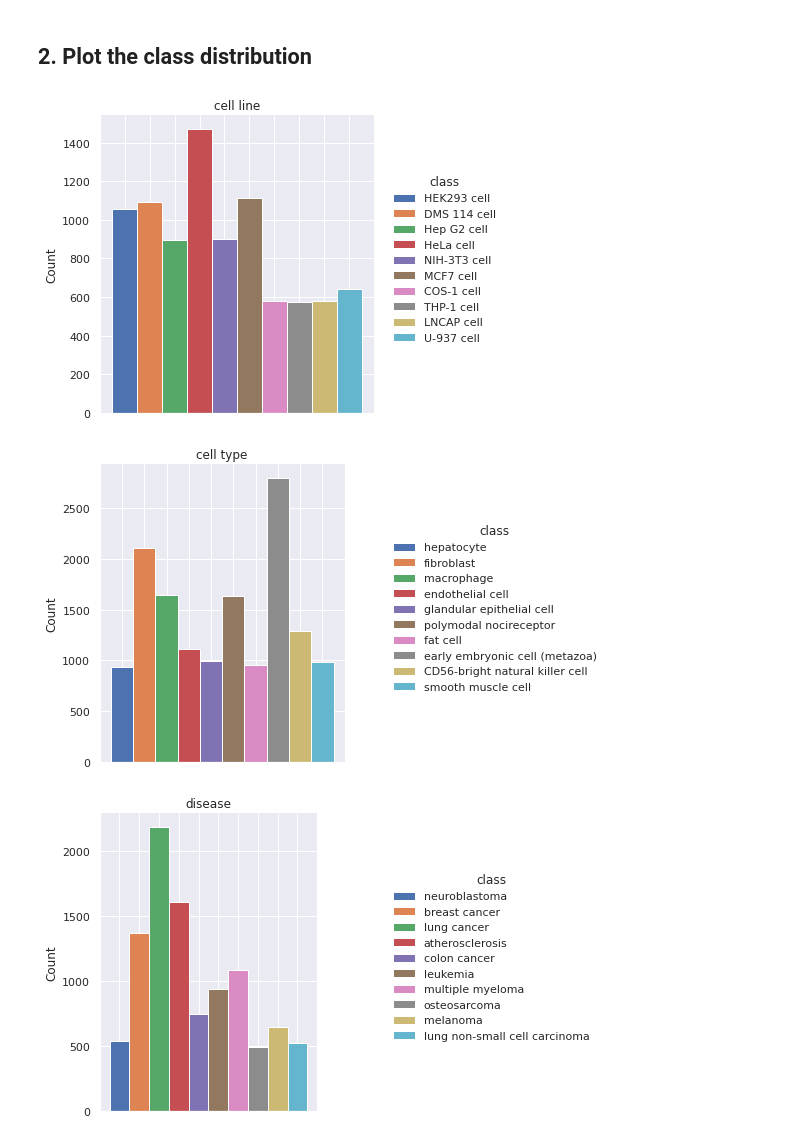
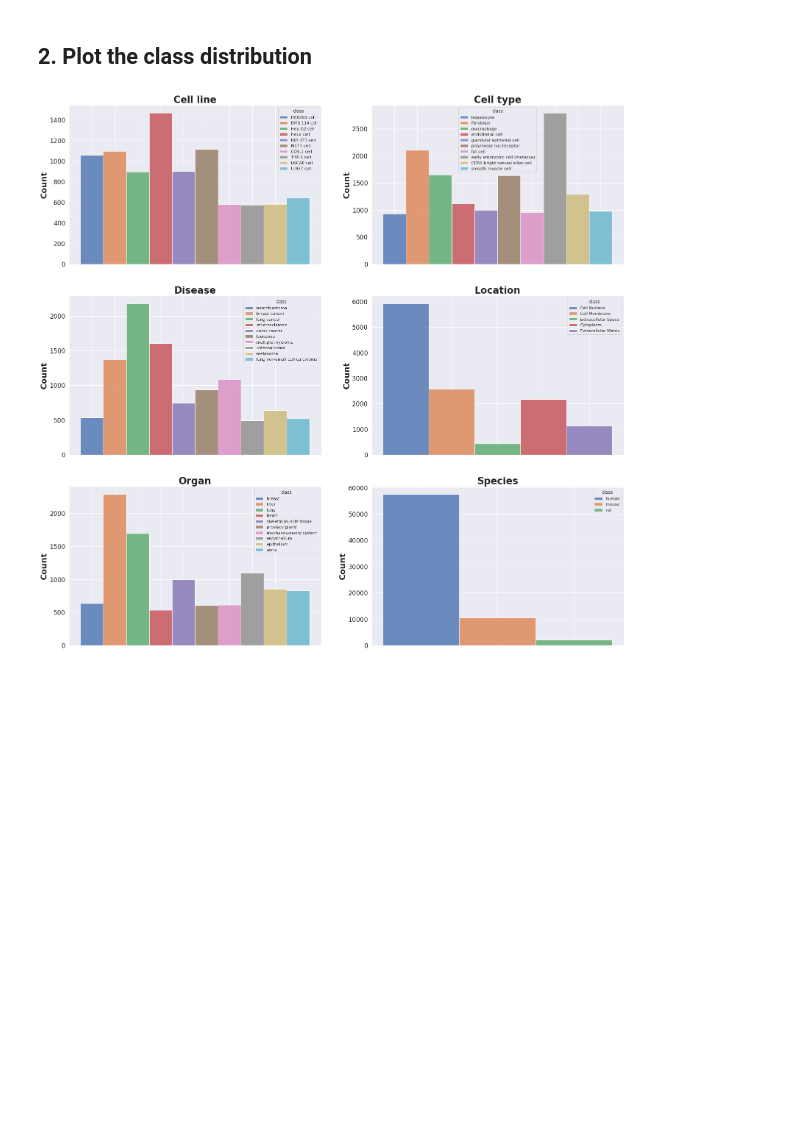
Before and after one commit to stonkgs/stonkgs, a Jupyter notebook: notebooks/indra_class_distribution.ipynb, the cells around one changed output. Saved outputs shown, nothing was run; the diff lists cells and outputs as text; code cells hidden in the pictures; blank space fills up the shorter version.

Commit message:
Improve the figure

```diff
--- a/notebooks/indra_class_distribution.ipynb
+++ b/notebooks/indra_class_distribution.ipynb
@@ -133,18 +134,24 @@ for annot_dict, df in zip(all_dicts, all_dfs):
 # %%
 # Set style options
 sns.set_style("whitegrid")
 sns.set(font_scale=1)
 
 # Names for plotting
-names = ['cell line', 'cell type', 'disease', 'location', 'organ', 'species']
+names = ['Cell line', 'Cell type', 'Disease', 'Location', 'Organ', 'Species']
+
+# One figure for all plots
+fig, axes = plt.subplots(3, 2, figsize=(27,27))
+indices_vertical = [0, 0, 1, 1, 2, 2]
+indices_horizontal = [0, 1, 0, 1, 0, 1]
 
 # Iterate through all dfs
-f, axes = plt.subplots(3, 2)
-for name, df in zip(names, all_dfs):
-    class_plot = sns.displot(df, x='class', hue='class', alpha=1, ax=axes[])
-    class_plot.set(xticklabels=[], title=name, xlabel=None)
-    plt.savefig(os.path.join(VISUALIZATIONS_DIR, name + '_class_dist.png'), dpi=300, bbox_inches = "tight")
+for name, df, vertical, horizonal in zip(names, all_dfs, indices_vertical, indices_horizontal):
+    class_plot = sns.histplot(df, x='class', hue='class', alpha=0.8, ax=axes[vertical][horizonal])
+    class_plot.set(xticklabels=[], xlabel=None)
+    class_plot.axes.set_title(name, fontsize=26, weight='bold')
+    class_plot.axes.set_ylabel('Count', fontsize=22, weight='bold')
+    class_plot.set_yticklabels(class_plot.get_yticks().astype('int'), size=17)
+
+plt.savefig(os.path.join(VISUALIZATIONS_DIR, 'class_dist.png'), dpi=300, bbox_inches = "tight")
 # %% [output]
-[figure, old version]
+[figure, new version]
-[figure, removed]
-[figure, removed]
```
Also changed, not shown: parts of 3 cells of this notebook.
